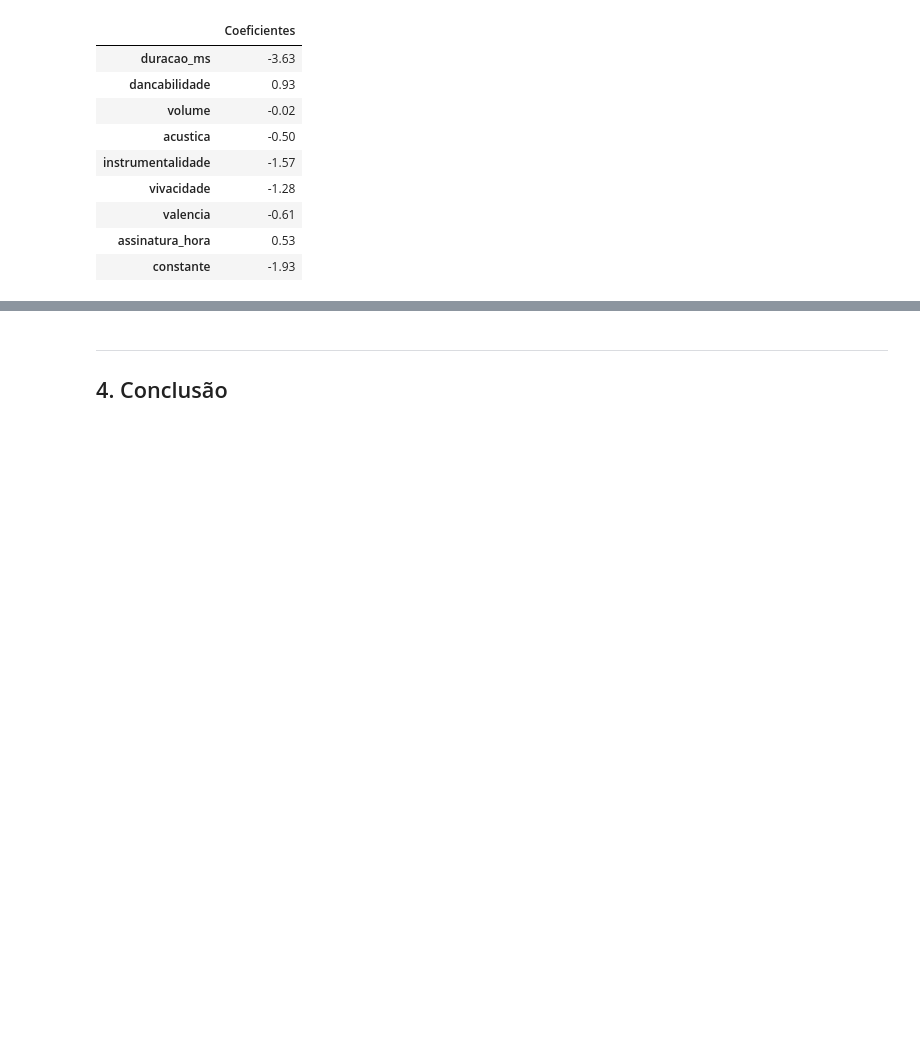
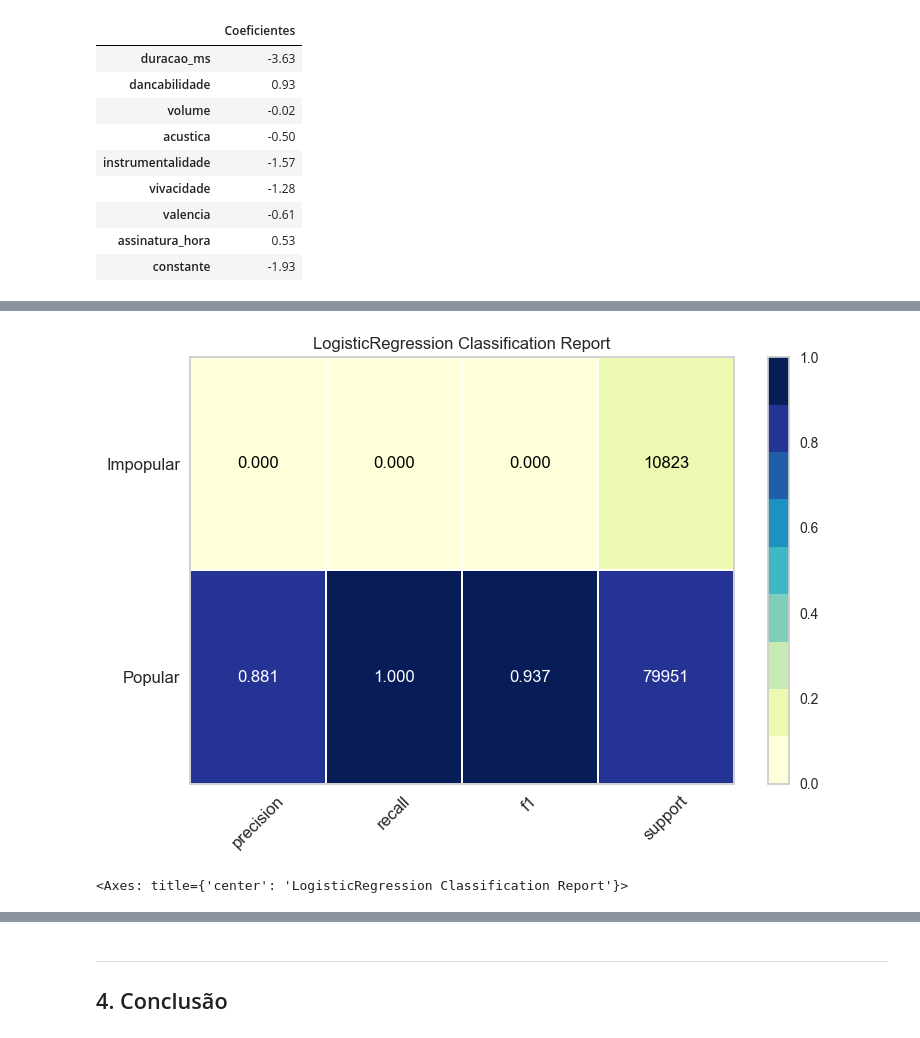
Before and after one commit to leosimoes/Alura-7DaysOfCode-Dados, a Jupyter notebook: Machine-Learning/Spotify.ipynb, the cells around one changed output, grey strips where cells are left out. Saved outputs shown, nothing was run; the diff lists cells and outputs as text; code cells hidden in the pictures; blank space fills up the shorter version.

```diff
--- a/Machine-Learning/Spotify.ipynb
+++ b/Machine-Learning/Spotify.ipynb
@@ -441,0 +458,10 @@ plot_confusion_matrix_lr(modelo_base, X_test, y_test, titulo_compl=' - Dados de
+# %%
+# Exibe os valores para as métricas usando os dados de treino
+classes = ['Popular', 'Impopular']
+visualizer_train = ClassificationReport(modelo_base, support=True, cmap="YlGnBu", classes=classes)
+visualizer_train.fit(X_train, y_train)
+visualizer_train.score(X_train, y_train)
+visualizer_train.poof()
+# %% [output]
+[figure, added]
+<Axes: title={'center': 'LogisticRegression Classification Report'}>
```
Also changed, not shown: parts of 9 cells of this notebook, 1 other file.
